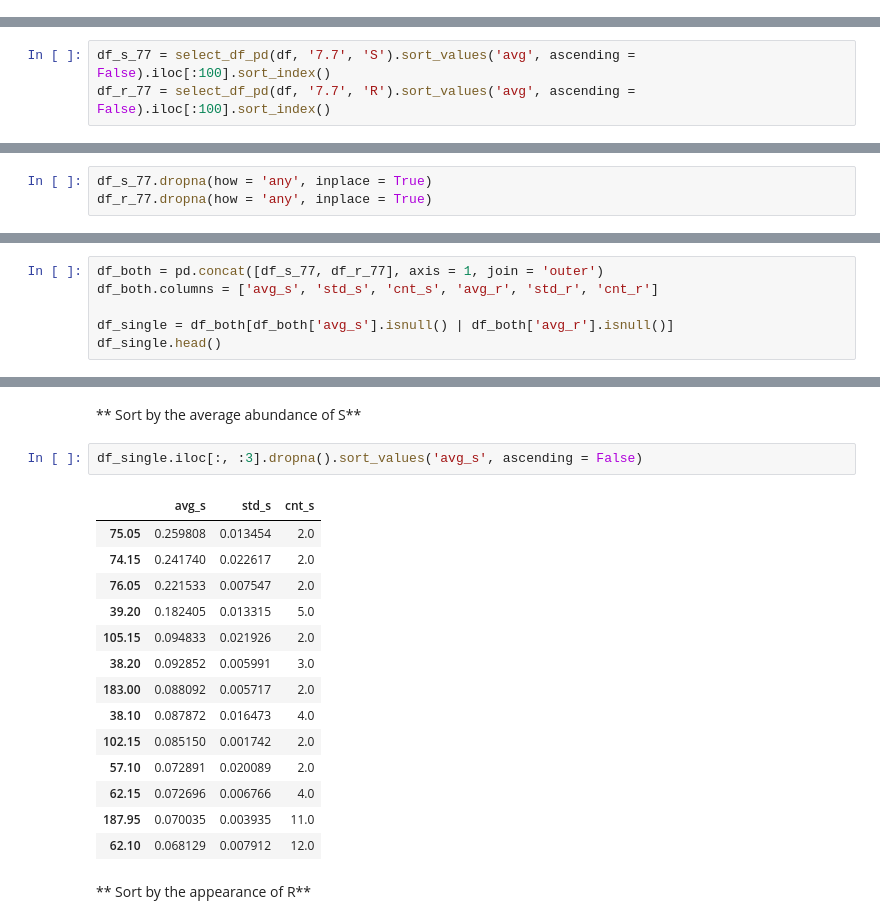
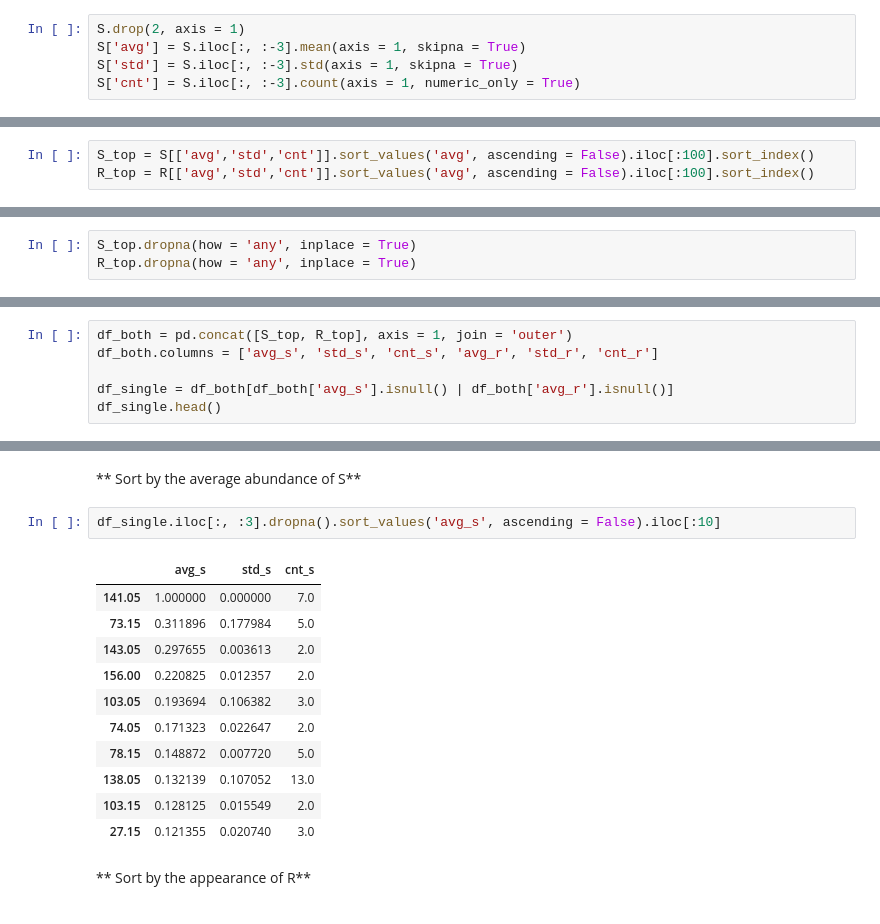
Before and after one commit to YuZhangIsCoding/Mass-Spectroscopy, a Jupyter notebook: 4cl-a-methyl-benzyl-alcohol/DataAnalysisof4cl.ipynb, the cells around one changed output, grey strips where cells are left out. Cells and saved outputs as stored; diff of their text form.

```diff
--- a/4cl-a-methyl-benzyl-alcohol/DataAnalysisof4cl.ipynb
+++ b/4cl-a-methyl-benzyl-alcohol/DataAnalysisof4cl.ipynb
@@ -81,0 +148,5 @@ def select_df_pd(df, time, chiral_type):
+# %%
+S.drop(2, axis = 1)
+S['avg'] = S.iloc[:, :-3].mean(axis = 1, skipna = True)
+S['std'] = S.iloc[:, :-3].std(axis = 1, skipna = True)
+S['cnt'] = S.iloc[:, :-3].count(axis = 1, numeric_only = True)
@@ -128,3 +226,3 @@ def plot_twin_error(s, r, title = 'Averaged abundance with errorbars at 7.7 min'
 # %%
-df_s_77 = select_df_pd(df, '7.7', 'S').sort_values('avg', ascending = False).iloc[:100].sort_index()
-df_r_77 = select_df_pd(df, '7.7', 'R').sort_values('avg', ascending = False).iloc[:100].sort_index()
+S_top = S[['avg','std','cnt']].sort_values('avg', ascending = False).iloc[:100].sort_index()
+R_top = R[['avg','std','cnt']].sort_values('avg', ascending = False).iloc[:100].sort_index()
@@ -154,8 +231,8 @@ df_s_77
 
 Here we just drop those data, because they will be statistically insignificant anyway.
 # %%
-df_s_77.dropna(how = 'any', inplace = True)
-df_r_77.dropna(how = 'any', inplace = True)
+S_top.dropna(how = 'any', inplace = True)
+R_top.dropna(how = 'any', inplace = True)
 # %% [markdown]
 ** Showing the top 10 most frequent peaks in the compound S **
 # %%
@@ -263,7 +318,7 @@ plot_twin_error(df_s_77, df_r_77)
 
 **here we first analyse the peaks that presented in both compounds**
 # %%
-df_both = pd.concat([df_s_77, df_r_77], axis = 1, join = 'outer')
+df_both = pd.concat([S_top, R_top], axis = 1, join = 'outer')
 df_both.columns = ['avg_s', 'std_s', 'cnt_s', 'avg_r', 'std_r', 'cnt_r']
 
 df_single = df_both[df_both['avg_s'].isnull() | df_both['avg_r'].isnull()]
@@ -441,22 +514,19 @@ df_single.iloc[:, :3].dropna().sort_values('cnt_s', ascending = False)
 # %% [markdown]
 ** Sort by the average abundance of S**
 # %%
-df_single.iloc[:, :3].dropna().sort_values('avg_s', ascending = False)
+df_single.iloc[:, :3].dropna().sort_values('avg_s', ascending = False).iloc[:10]
 # %% [output]
 |  | avg_s | std_s | cnt_s |
-| 75.05 | 0.259808 | 0.013454 | 2.0 |
-| 74.15 | 0.241740 | 0.022617 | 2.0 |
-| 76.05 | 0.221533 | 0.007547 | 2.0 |
-| 39.20 | 0.182405 | 0.013315 | 5.0 |
-| 105.15 | 0.094833 | 0.021926 | 2.0 |
-| 38.20 | 0.092852 | 0.005991 | 3.0 |
-| 183.00 | 0.088092 | 0.005717 | 2.0 |
-| 38.10 | 0.087872 | 0.016473 | 4.0 |
-| 102.15 | 0.085150 | 0.001742 | 2.0 |
-| 57.10 | 0.072891 | 0.020089 | 2.0 |
-| 62.15 | 0.072696 | 0.006766 | 4.0 |
-| 187.95 | 0.070035 | 0.003935 | 11.0 |
-| 62.10 | 0.068129 | 0.007912 | 12.0 |
+| 141.05 | 1.000000 | 0.000000 | 7.0 |
+| 73.15 | 0.311896 | 0.177984 | 5.0 |
+| 143.05 | 0.297655 | 0.003613 | 2.0 |
+| 156.00 | 0.220825 | 0.012357 | 2.0 |
+| 103.05 | 0.193694 | 0.106382 | 3.0 |
+| 74.05 | 0.171323 | 0.022647 | 2.0 |
+| 78.15 | 0.148872 | 0.007720 | 5.0 |
+| 138.05 | 0.132139 | 0.107052 | 13.0 |
+| 103.15 | 0.128125 | 0.015549 | 2.0 |
+| 27.15 | 0.121355 | 0.020740 | 3.0 |
 # %% [markdown]
 ** Sort by the appearance of R**
 # %%
```
Also changed, not shown: parts of 44 cells of this notebook, 1 other file.
